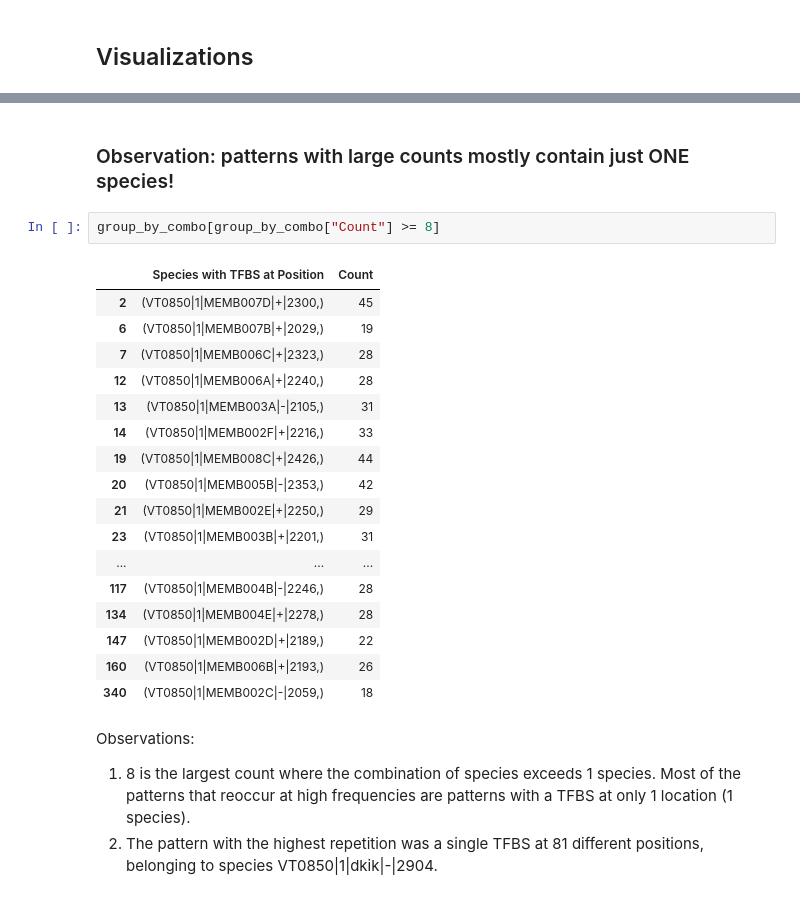
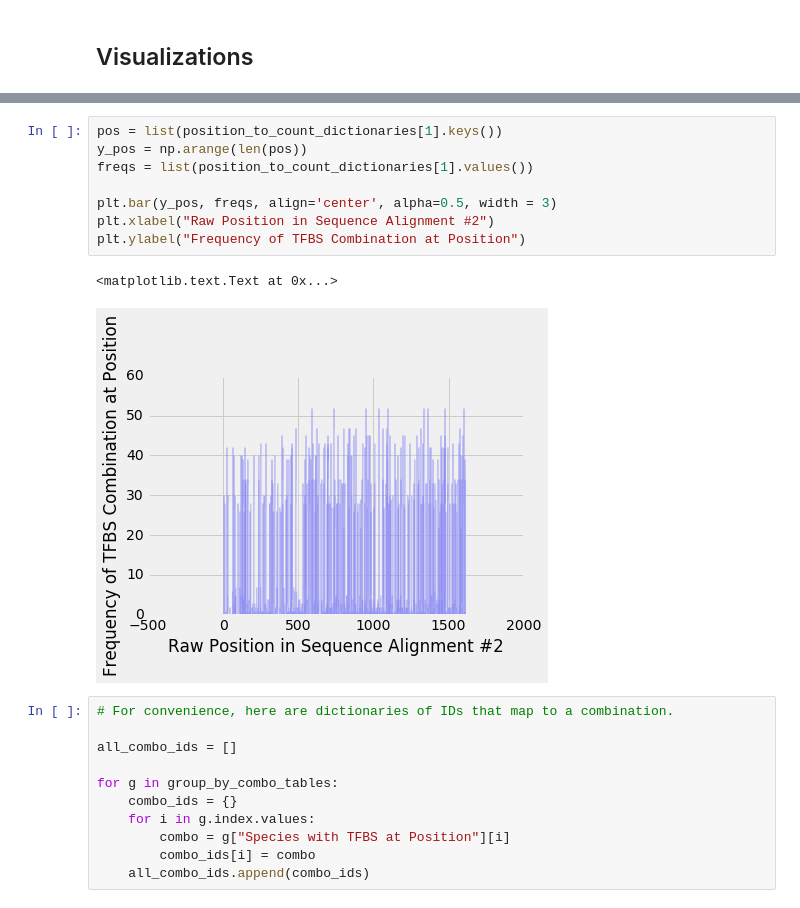
Before and after one commit to DiscoveryDNA/TFBS_presence, a Jupyter notebook: code/Motif_Scoring_and_Extraction.ipynb, the cells around one changed output, grey strips where cells are left out. Drawn from its saved outputs; the diff is of its cells as text.

```diff
--- a/code/Motif_Scoring_and_Extraction.ipynb
+++ b/code/Motif_Scoring_and_Extraction.ipynb
@@ -800,26 +815,22 @@ Name: Species with TFBS at Position, dtype: object
-# %% [markdown]
-### Observation: patterns with large counts mostly contain just ONE species!
-# %%
-group_by_combo[group_by_combo["Count"] >= 8]
-# %% [output]
-|  | Species with TFBS at Position | Count |
-| 2 | (VT0850|1|MEMB007D|+|2300,) | 45 |
-| 6 | (VT0850|1|MEMB007B|+|2029,) | 19 |
-| 7 | (VT0850|1|MEMB006C|+|2323,) | 28 |
-| 12 | (VT0850|1|MEMB006A|+|2240,) | 28 |
-| 13 | (VT0850|1|MEMB003A|-|2105,) | 31 |
-| 14 | (VT0850|1|MEMB002F|+|2216,) | 33 |
-| 19 | (VT0850|1|MEMB008C|+|2426,) | 44 |
-| 20 | (VT0850|1|MEMB005B|-|2353,) | 42 |
-| 21 | (VT0850|1|MEMB002E|+|2250,) | 29 |
-| 23 | (VT0850|1|MEMB003B|+|2201,) | 31 |
-| ... | ... | ... |
-| 117 | (VT0850|1|MEMB004B|-|2246,) | 28 |
-| 134 | (VT0850|1|MEMB004E|+|2278,) | 28 |
-| 147 | (VT0850|1|MEMB002D|+|2189,) | 22 |
-| 160 | (VT0850|1|MEMB006B|+|2193,) | 26 |
-| 340 | (VT0850|1|MEMB002C|-|2059,) | 18 |
-# %% [markdown]
-Observations:
-1. 8 is the largest count where the combination of species exceeds 1 species. Most of the patterns that reoccur at high frequencies are patterns with a TFBS at only 1 location (1 species).
-2. The pattern with the highest repetition was a single TFBS at 81 different positions, belonging to species VT0850|1|dkik|-|2904.
+# %%
+pos = list(position_to_count_dictionaries[1].keys())
+y_pos = np.arange(len(pos))
+freqs = list(position_to_count_dictionaries[1].values())
+
+plt.bar(y_pos, freqs, align='center', alpha=0.5, width = 3)
+plt.xlabel("Raw Position in Sequence Alignment #2")
+plt.ylabel("Frequency of TFBS Combination at Position")
+# %% [output]
+<matplotlib.text.Text at 0x...>
+[figure, added]
+# %%
+# For convenience, here are dictionaries of IDs that map to a combination.
+
+all_combo_ids = []
+
+for g in group_by_combo_tables:
+    combo_ids = {}
+    for i in g.index.values:
+        combo = g["Species with TFBS at Position"][i]
+        combo_ids[i] = combo
+    all_combo_ids.append(combo_ids)
```
Also changed, not shown: parts of 29 cells of this notebook.
